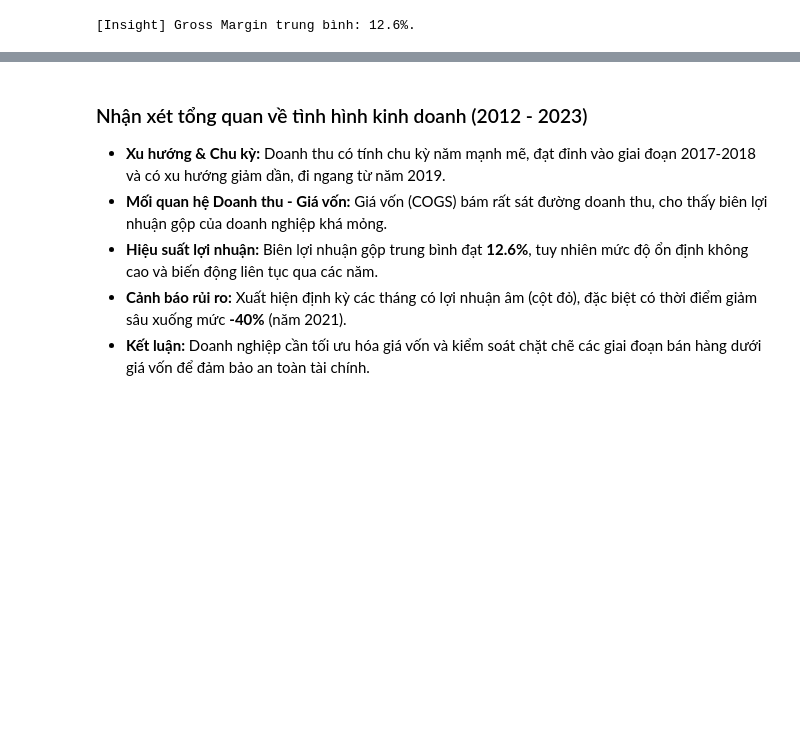
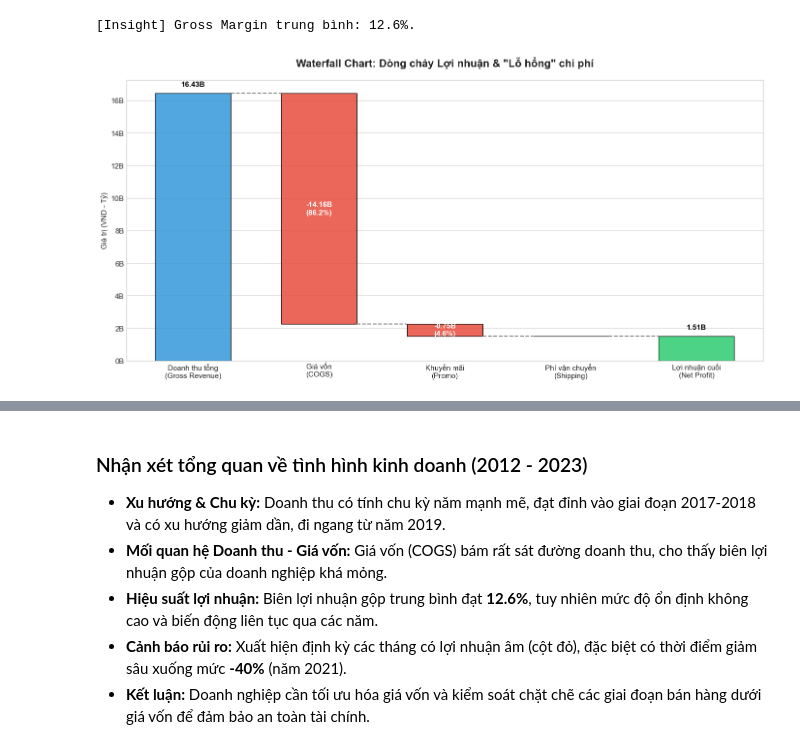
Before and after one commit to caosfourn/DATATHON_2026_DATACONDA, a Jupyter notebook: notebook/05_eda_storytelling_masterpiece_v2.ipynb, the cells around one changed output, grey strips where cells are left out. Drawn from its saved outputs; the diff is of its cells as text; code cells hidden in the pictures; blank space fills up the shorter version.

```diff
--- a/notebook/05_eda_storytelling_masterpiece_v2.ipynb
+++ b/notebook/05_eda_storytelling_masterpiece_v2.ipynb
@@ -218,3 +218,76 @@ print(f"[Insight] Gross Margin trung bình: {monthly_sales['Gross_Margin'].mean(
 # %% [output]
 [figure]
 [Insight] Gross Margin trung bình: 12.6%.
+# %%
+# === 1.6 WATERFALL CHART: DÒNG CHẢY LỢI NHUẬN (TIỀN ĐÃ BIẾN ĐI ĐÂU?) ===
+
+# 1. Tính toán các thành phần dòng tiền từ dữ liệu gốc
+total_gross_revenue = (order_items['quantity'] * order_items['unit_price']).sum()
+total_cogs = (oi_with_cogs['quantity'] * oi_with_cogs['cogs']).sum()
+total_promo = order_items['discount_amount'].fillna(0).sum()
+total_shipping = shipments['shipping_fee'].fillna(0).sum()
+
+# Tính lợi nhuận cuối cùng
+total_net_profit = total_gross_revenue - total_cogs - total_promo - total_shipping
+
+# 2. Khởi tạo mảng dữ liệu cho biểu đồ
+steps = ['Doanh thu tổng\n(Gross Revenue)', 'Giá vốn\n(COGS)', 'Khuyến mãi\n(Promo)', 'Phí vận chuyển\n(Shipping)', 'Lợi nhuận cuối\n(Net Profit)']
+values = [total_gross_revenue, -total_cogs, -total_promo, -total_shipping, total_net_profit]
+heights = [total_gross_revenue, total_cogs, total_promo, total_shipping, total_net_profit]
+
+# Xác định điểm bắt đầu (bottom) của từng cột để tạo hiệu ứng bậc thang
+bottoms = [
+    0,
+    total_gross_revenue - total_cogs,
+    total_gross_revenue - total_cogs - total_promo,
+    total_gross_revenue - total_cogs - total_promo - total_shipping,
+    0  # Cột chốt lời vẽ từ 0 lên
+]
+
+# Set màu: Cột đầu (Tích cực), 3 cột giữa (Tiêu cực / Cắt máu), Cột cuối (Tích cực)
+colors = [COLOR_PRIMARY, COLOR_NEG, COLOR_NEG, COLOR_NEG, COLOR_POS]
+
+# 3. Tiến hành vẽ Waterfall
+fig, ax = plt.subplots(figsize=(14, 7))
+
+for i in range(len(steps)):
+    # Vẽ cột
+    ax.bar(steps[i], heights[i], bottom=bottoms[i], color=colors[i], width=0.6, alpha=0.85, edgecolor='black')
+
+    # Ghi chú Text (Label & Phần trăm)
+    val = values[i]
+    label = f"{val/1e9:+.2f}B" if val < 0 else f"{val/1e9:.2f}B"
+    pct = f"\n({abs(val)/total_gross_revenue*100:.1f}%)" if 0 < i < 4 else ""
+
+    # Vị trí text: Cột trừ tiền thì nằm giữa, cột dương (doanh thu/lợi nhuận) thì nằm trên đầu
+    y_text = bottoms[i] + heights[i]/2 if (0 < i < 4) else heights[i] + (total_gross_revenue * 0.02)
+    va = 'center' if (0 < i < 4) else 'bottom'
+    color_text = 'white' if (0 < i < 4) else 'black'
+
+    ax.text(i, y_text, f"{label}{pct}", ha='center', va=va, fontweight='bold', fontsize=11, color=color_text)
+
+# 4. Kẻ đường đứt nét nối các bậc
+for i in range(1, len(steps)):
+    y_line = bottoms[i] + heights[i] if i < len(steps)-1 else heights[i]
+    ax.plot([i-1 + 0.3, i - 0.3], [y_line, y_line], color='gray', linestyle='--')
+
+# 5. Format biểu đồ
+ax.set_title('Waterfall Chart: Dòng chảy Lợi nhuận & "Lỗ hổng" chi phí', fontsize=16, pad=20)
+ax.set_ylabel('Giá trị (VND - Tỷ)')
+ax.yaxis.set_major_formatter(mticker.FuncFormatter(lambda x, _: f'{x/1e9:.0f}B'))
+ax.grid(axis='x') # Tắt lưới dọc cho đỡ rối
+
+plt.tight_layout()
+plt.show()
+
+# 6. In ra Insights trực diện
+print(f"========== INSIGHTS: TIỀN ĐÃ BIẾN ĐI ĐÂU? ==========")
+print(f"Tổng doanh thu gộp (Gross Revenue): {total_gross_revenue/1e9:.2f} Tỷ VND (100%)")
+print(f"Tỷ lệ 'cắt máu' lợi nhuận trên từng chặn:")
+print(f"  [-] Giá vốn hàng bán (COGS): -{total_cogs/total_gross_revenue*100:.1f}%")
+print(f"  [-] Chi phí Khuyến mãi (Promo): -{total_promo/total_gross_revenue*100:.1f}%")
+print(f"  [-] Phí vận chuyển (Shipping): -{total_shipping/total_gross_revenue*100:.1f}%")
+print(f"=> GIỮ LẠI ĐƯỢC (Net Profit Margin): {total_net_profit/total_gross_revenue*100:.1f}%")
+print(f"====================================================")
+# %% [output]
+[figure, added]
```
Also changed, not shown: parts of 23 cells of this notebook, 6 other files.
